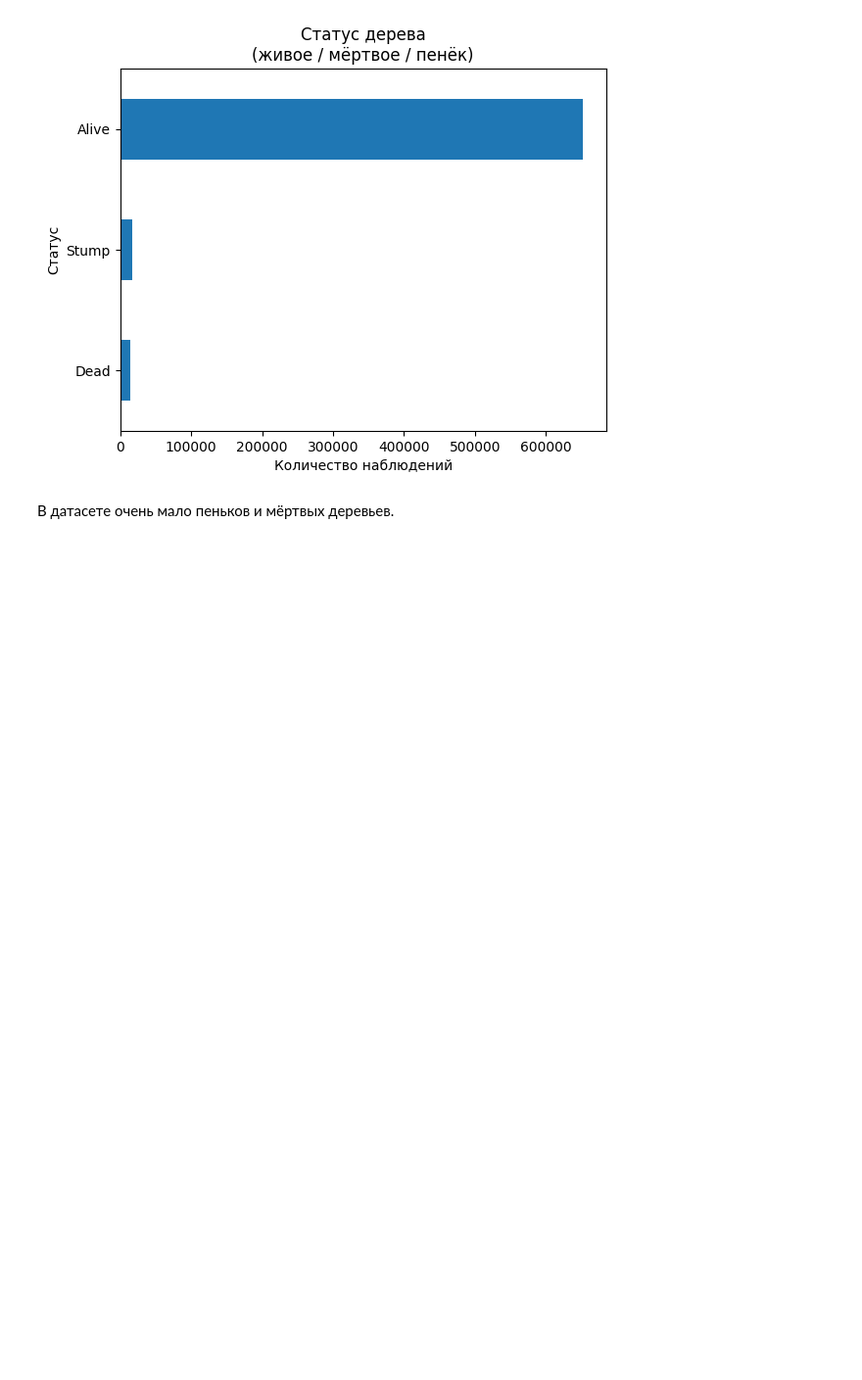
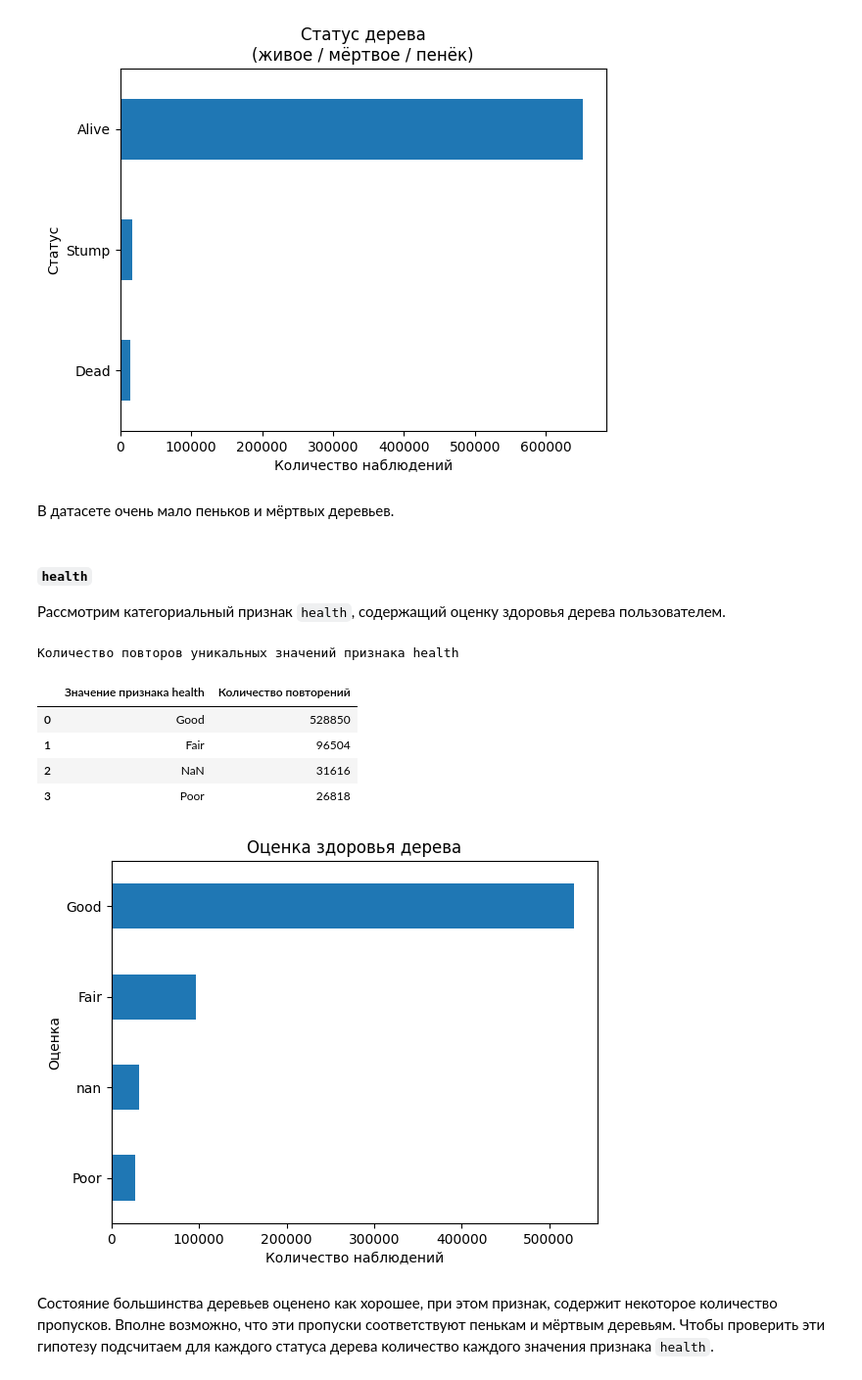
Before and after one commit to AlekseiBogachev/ny-tree-census, a Jupyter notebook: notebooks/exploratory/eda.ipynb, the cells around one changed output. Shown at 98% size. Saved outputs shown, nothing was run; the diff lists cells and outputs as text; code cells hidden in the pictures; blank space fills up the shorter version.

Commit message:
Рассмотрины признаки health и steward

```diff
--- a/notebooks/exploratory/eda.ipynb
+++ b/notebooks/exploratory/eda.ipynb
@@ -728,3 +728,28 @@ explore_cat_feature(
 [figure]
 # %% [markdown]
 В датасете очень мало пеньков и мёртвых деревьев.
+# %% [markdown]
+##### `health`
+Рассмотрим категориальный признак `health`, содержащий оценку здоровья дерева
+пользователем.
+# %%
+explore_cat_feature(
+    data=dataset,
+    column_name="health",
+    title="Оценка здоровья дерева",
+    xlabel="Количество наблюдений",
+    ylabel="Оценка",
+)
+# %% [output]
+Количество повторов уникальных значений признака health
+|  | Значение признака health | Количество повторений |
+| 0 | Good | 528850 |
+| 1 | Fair | 96504 |
+| 2 | NaN | 31616 |
+| 3 | Poor | 26818 |
+[figure, added]
+# %% [markdown]
+Состояние большинства деревьев оценено как хорошее, при этом признак, содержит
+некоторое количество пропусков. Вполне возможно, что эти пропуски соответствуют
+пенькам и мёртвым деревьям. Чтобы проверить эти гипотезу подсчитаем для каждого
+статуса дерева количество каждого значения признака `health`.
```
Also changed, not shown: parts of 6 cells of this notebook.
